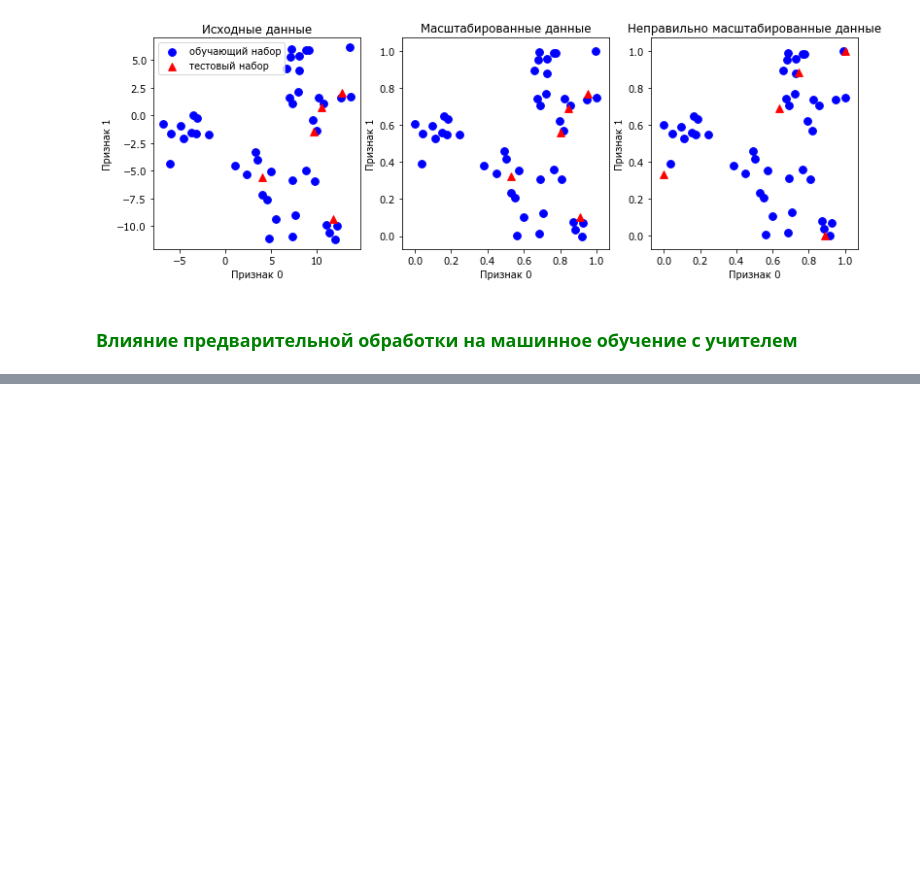
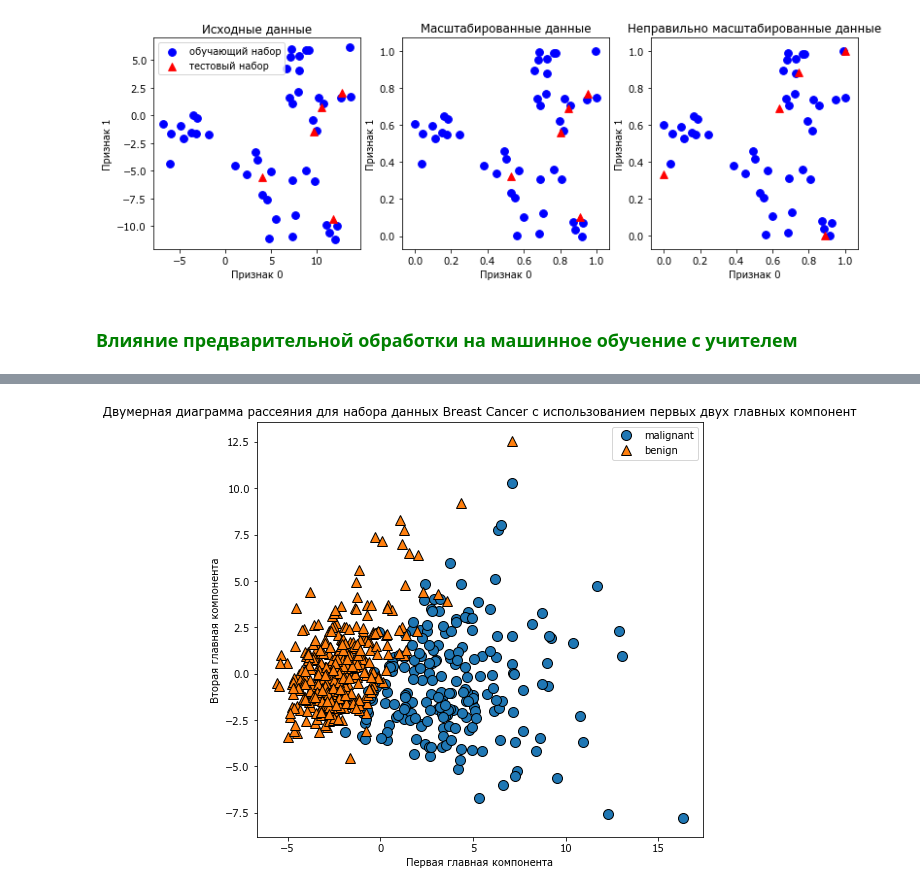
Before and after one commit to azamind/ml-intro, a Jupyter notebook: code/Chapter3.ipynb, the cells around one changed output, grey strips where cells are left out. Saved outputs shown, nothing was run; the diff lists cells and outputs as text; code cells hidden in the pictures; blank space fills up the shorter version.

```diff
--- a/code/Chapter3.ipynb
+++ b/code/Chapter3.ipynb
@@ -128,0 +185,6 @@ for ax in axes:
+# %%
+# перед тем как применить PCA, следует отмасштабировать данные таким образом, чтобы каждый признак
+# имел единичную дисперсию
+scaler = StandardScaler()
+scaler.fit(cancer.data)
+X_scaled = scaler.transform(cancer.data)
@@ -128,0 +206,12 @@ for ax in axes:
+# %%
+# построение графика двух главных компонент
+plt.figure(figsize=(8,8))
+mglearn.discrete_scatter(X_pca[:, 0 ], X_pca[:, 1], cancer.target)
+plt.legend(cancer.target_names, loc="best")
+plt.gca().set_aspect("equal")
+plt.xlabel("Первая главная компонента")
+plt.ylabel("Вторая главная компонента")
+plt.title("Двумерная диаграмма рассеяния для набора данных Breast Cancer с использованием первых двух главных компонент")
+plt.show()
+# %% [output]
+[figure, added]
```
Also changed, not shown: parts of 46 cells of this notebook.
